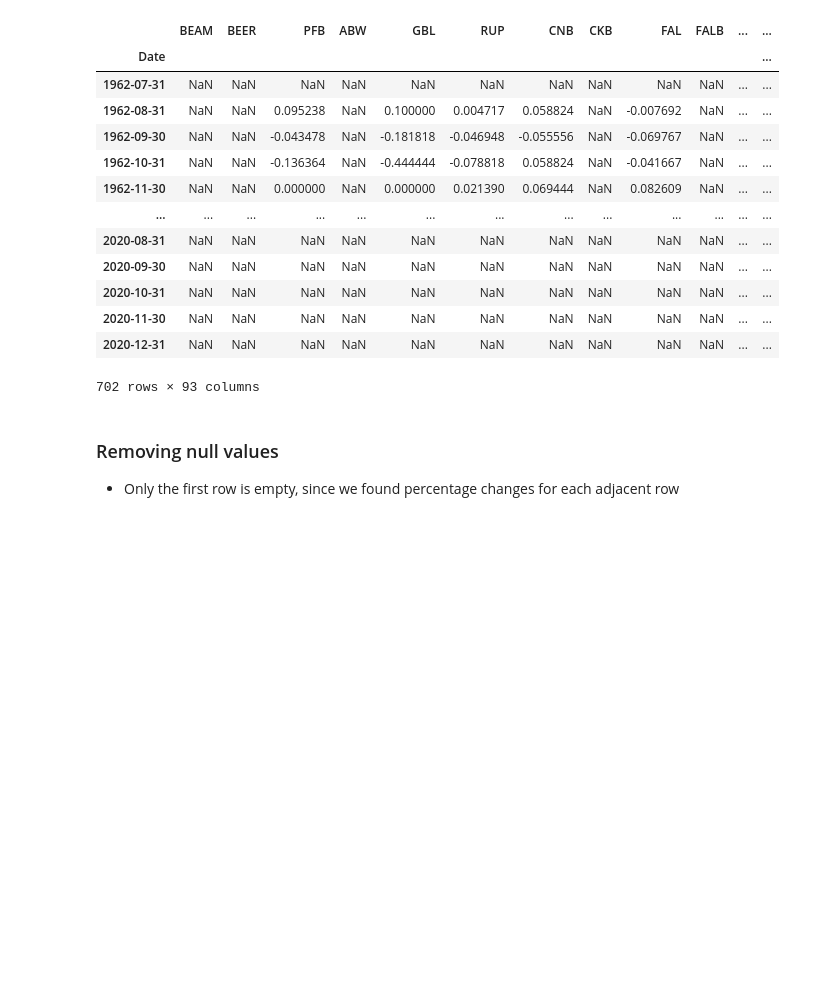
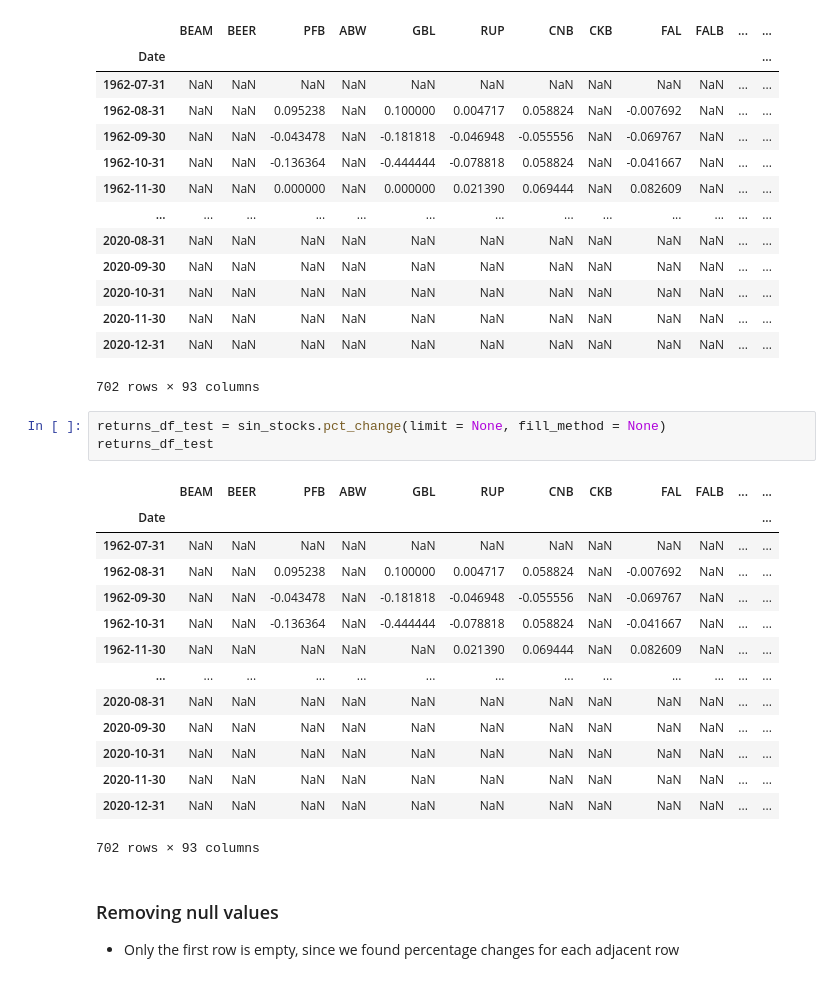
Before and after one commit to statistactics/sin-stocks, a Jupyter notebook: PORTFOLIO_CONSTRUCTION.ipynb, the cells around one changed output. Cells and saved outputs as stored; diff of their text form; blank space fills up the shorter version.

Commit message:
Modified pct_change method and checked CSV

```diff
--- a/PORTFOLIO_CONSTRUCTION.ipynb
+++ b/PORTFOLIO_CONSTRUCTION.ipynb
@@ -104,6 +104,24 @@ returns_df
 | 2020-11-30 | NaN | NaN | NaN | NaN | NaN | NaN | NaN | NaN | NaN | NaN | ... | ... |
 | 2020-12-31 | NaN | NaN | NaN | NaN | NaN | NaN | NaN | NaN | NaN | NaN | ... | ... |
 702 rows × 93 columns
+# %%
+returns_df_test = sin_stocks.pct_change(limit = None, fill_method = None)
+returns_df_test
+# %% [output]
+|  | BEAM | BEER | PFB | ABW | GBL | RUP | CNB | CKB | FAL | FALB | ... | ... |
+| Date |  |  |  |  |  |  |  |  |  |  |  | ... |
+| 1962-07-31 | NaN | NaN | NaN | NaN | NaN | NaN | NaN | NaN | NaN | NaN | ... | ... |
+| 1962-08-31 | NaN | NaN | 0.095238 | NaN | 0.100000 | 0.004717 | 0.058824 | NaN | -0.007692 | NaN | ... | ... |
+| 1962-09-30 | NaN | NaN | -0.043478 | NaN | -0.181818 | -0.046948 | -0.055556 | NaN | -0.069767 | NaN | ... | ... |
+| 1962-10-31 | NaN | NaN | -0.136364 | NaN | -0.444444 | -0.078818 | 0.058824 | NaN | -0.041667 | NaN | ... | ... |
+| 1962-11-30 | NaN | NaN | NaN | NaN | NaN | 0.021390 | 0.069444 | NaN | 0.082609 | NaN | ... | ... |
+| ... | ... | ... | ... | ... | ... | ... | ... | ... | ... | ... | ... | ... |
+| 2020-08-31 | NaN | NaN | NaN | NaN | NaN | NaN | NaN | NaN | NaN | NaN | ... | ... |
+| 2020-09-30 | NaN | NaN | NaN | NaN | NaN | NaN | NaN | NaN | NaN | NaN | ... | ... |
+| 2020-10-31 | NaN | NaN | NaN | NaN | NaN | NaN | NaN | NaN | NaN | NaN | ... | ... |
+| 2020-11-30 | NaN | NaN | NaN | NaN | NaN | NaN | NaN | NaN | NaN | NaN | ... | ... |
+| 2020-12-31 | NaN | NaN | NaN | NaN | NaN | NaN | NaN | NaN | NaN | NaN | ... | ... |
+702 rows × 93 columns
 # %% [markdown]
 ### Removing null values
 - Only the first row is empty, since we found percentage changes for each adjacent row
```
Also changed, not shown: 1 other file.
